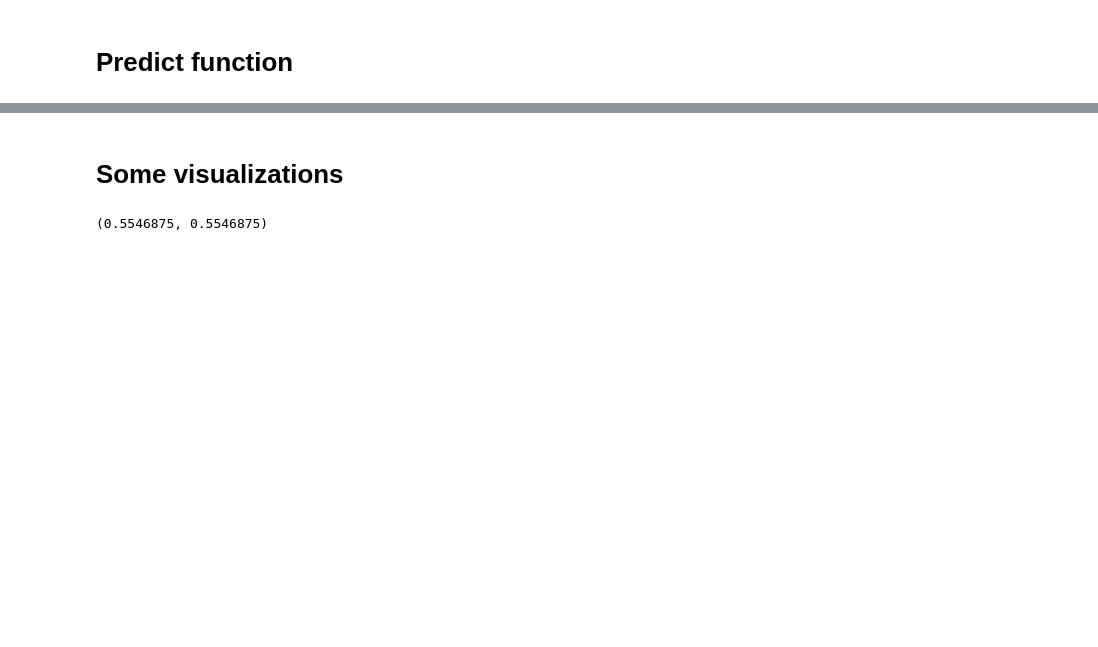
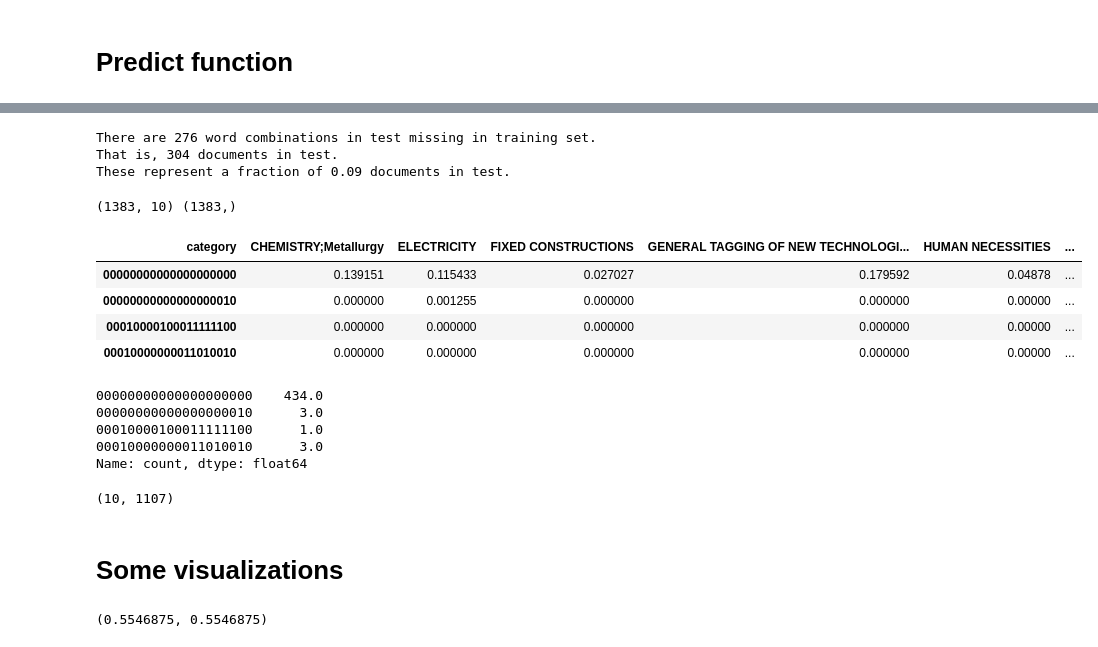
Before and after one commit to agomezlievano/HopkinsKing2010, a Jupyter notebook: HK_0001_exploration.ipynb, the cells around one changed output, grey strips where cells are left out. Saved outputs shown, nothing was run; the diff lists cells and outputs as text; code cells hidden in the pictures; blank space fills up the shorter version.

```diff
--- a/HK_0001_exploration.ipynb
+++ b/HK_0001_exploration.ipynb
@@ -185,2 +189,12 @@ PWgC.ends(2)
 # %% [markdown]
 # Predict function
+# %%
+# Clean the test text
+ct = CleanText()
+text_cleaned_test = ct.fit_transform(X_validation.text)
+
+# Represent each observation in the test text as a vector of presence/absence of the works in the small sample
+words2analyze_test = getWords2Analyze(pd.Series(text_cleaned_test), selectedkwords_vec)
+# %%
+# Create the number of documents in destination category (i.e., documents per word-combination)
+N_per_W = create_Pw(words2analyze_test)
@@ -187,3 +212,43 @@ PWgC.ends(2)
+# %%
+# Check whether all wordcombinations in test set are in the training set
+missing_in_train = np.array(list(set(N_per_W.index).difference(set(PWgC.index))))
+if len(missing_in_train)>0:
+    print("There are {} word combinations in test missing in training set.".format(len(missing_in_train)))
+    print("That is, {0:.0f} documents in test.".format(np.sum(N_per_W.loc[missing_in_train])))
+    print("These represent a fraction of {number:.{digits}f} documents in test.".format(number=np.sum(N_per_W.loc[missing_in_train])/N_per_W.sum(),
+                                                                                       digits = 2))
+# %% [output]
+There are 276 word combinations in test missing in training set.
+That is, 304 documents in test.
+These represent a fraction of 0.09 documents in test.
+# %%
+# Expand so that train and test have the same word combinations
+missing_PWgC = pd.DataFrame(np.zeros((len(missing_in_train), PWgC.shape[1])),
+                               index = list(missing_in_train), columns = PWgC.columns)
+final_PWgC = pd.concat((PWgC, missing_PWgC))
+final_N_per_W = N_per_W.reindex(final_PWgC.index, fill_value=0.0)
+
+print(final_PWgC.shape, final_N_per_W.shape)
+display(final_PWgC.ends(2))
+display(final_N_per_W.ends(2))
+# %% [output]
+(1383, 10) (1383,)
+| category | CHEMISTRY;Metallurgy | ELECTRICITY | FIXED CONSTRUCTIONS | GENERAL TAGGING OF NEW TECHNOLOGI... | HUMAN NECESSITIES | ... |
+| 00000000000000000000 | 0.139151 | 0.115433 | 0.027027 | 0.179592 | 0.04878 | ... |
+| 00000000000000000010 | 0.000000 | 0.001255 | 0.000000 | 0.000000 | 0.00000 | ... |
+| 00010000100011111100 | 0.000000 | 0.000000 | 0.000000 | 0.000000 | 0.00000 | ... |
+| 00010000000011010010 | 0.000000 | 0.000000 | 0.000000 | 0.000000 | 0.00000 | ... |
+00000000000000000000    434.0
+00000000000000000010      3.0
+00010000100011111100      1.0
+00010000000011010010      3.0
+Name: count, dtype: float64
+# %%
+# Create the transformation matrix Q
+Qmat = getQmat(final_PWgC)
+Qmat.shape
+# %% [output]
+(10, 1107)
 # %% [markdown]
 # Some visualizations
 # %%
```
Also changed, not shown: parts of 7 cells of this notebook, 3 other files.
